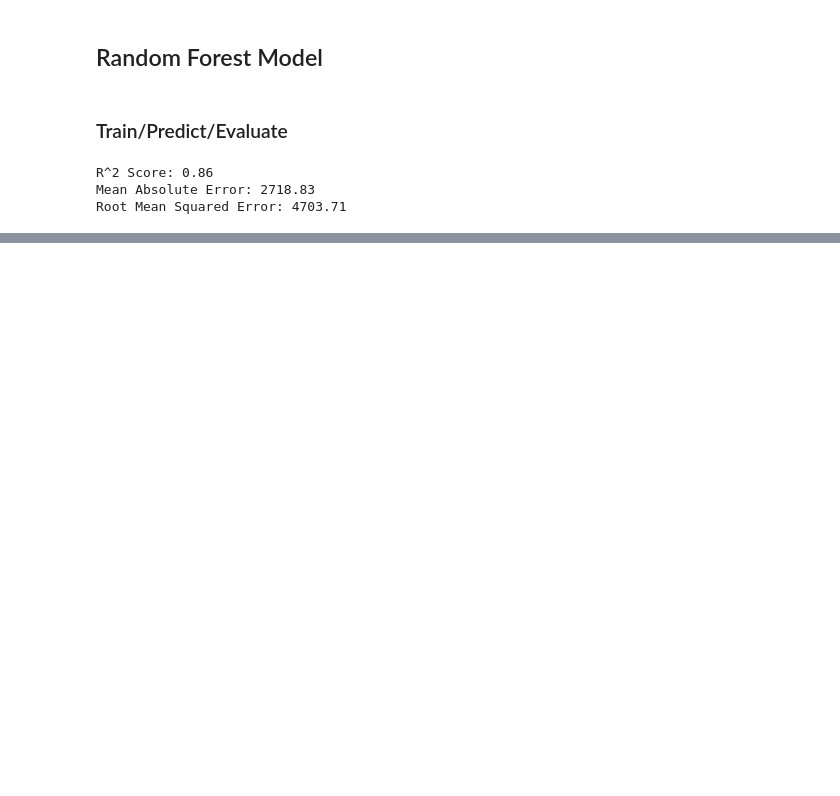
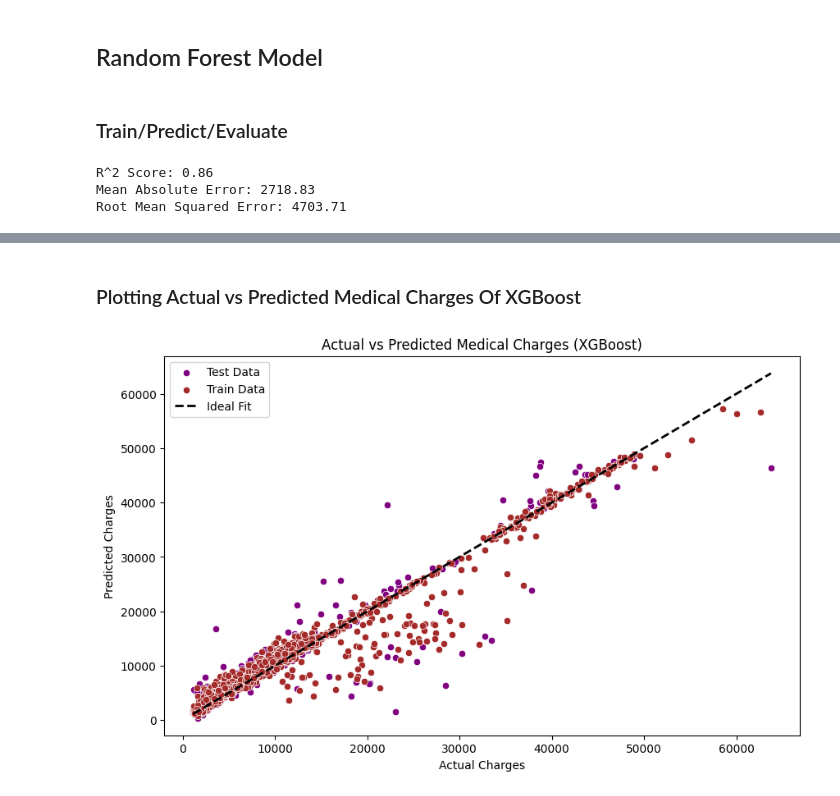
Before and after one commit to JamezP2002/Healthcare-Cost-ML-Predictor, a Jupyter notebook: notebooks/03_modeling.ipynb, the cells around one changed output, grey strips where cells are left out. Saved outputs shown, nothing was run; the diff lists cells and outputs as text; code cells hidden in the pictures; blank space fills up the shorter version.

Commit message:
Finished work on modeling with three models.

```diff
--- a/notebooks/03_modeling.ipynb
+++ b/notebooks/03_modeling.ipynb
@@ -103,0 +137,8 @@ Root Mean Squared Error: 4703.71
+# %%
+# Fitting an XGBoost Regressor
+xgb_model = XGBRegressor(n_estimators=100, learning_rate=0.1, random_state=42)
+xgb_model.fit(X_train, y_train)
+
+# Model prediction
+y_pred_xgb = xgb_model.predict(X_test)
+y_pred_train_xgb = xgb_model.predict(X_train)
@@ -103,0 +161,15 @@ Root Mean Squared Error: 4703.71
+# %% [markdown]
+### Plotting Actual vs Predicted Medical Charges Of XGBoost
+# %%
+# Plotting actual vs predicted values
+plt.figure(figsize=(10, 6))
+sns.scatterplot(x=y_test, y=y_pred_xgb, color='purple', label='Test Data')
+sns.scatterplot(x=y_train, y=y_pred_train_xgb, color='brown', label='Train Data')
+plt.plot([y.min(), y.max()], [y.min(), y.max()], 'k--', lw=2, label='Ideal Fit')
+plt.xlabel('Actual Charges')
+plt.ylabel('Predicted Charges')
+plt.title('Actual vs Predicted Medical Charges (XGBoost)')
+plt.legend()
+plt.show()
+# %% [output]
+[figure, added]
```
Also changed, not shown: parts of 16 cells of this notebook.
